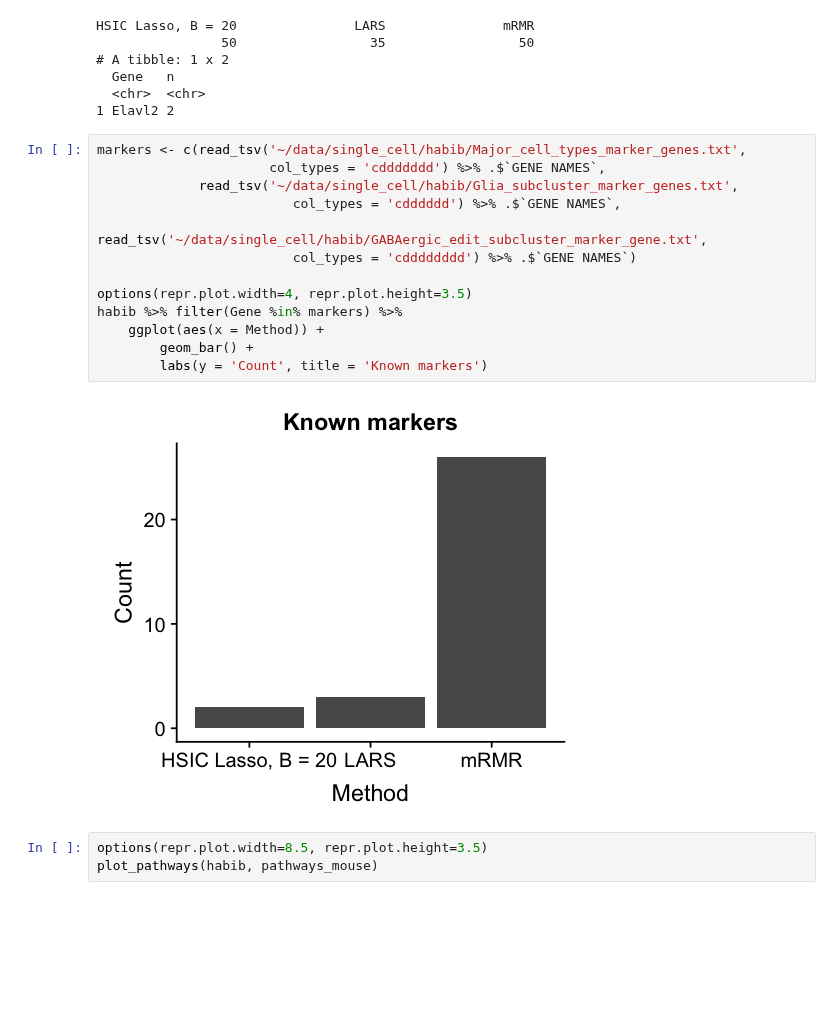
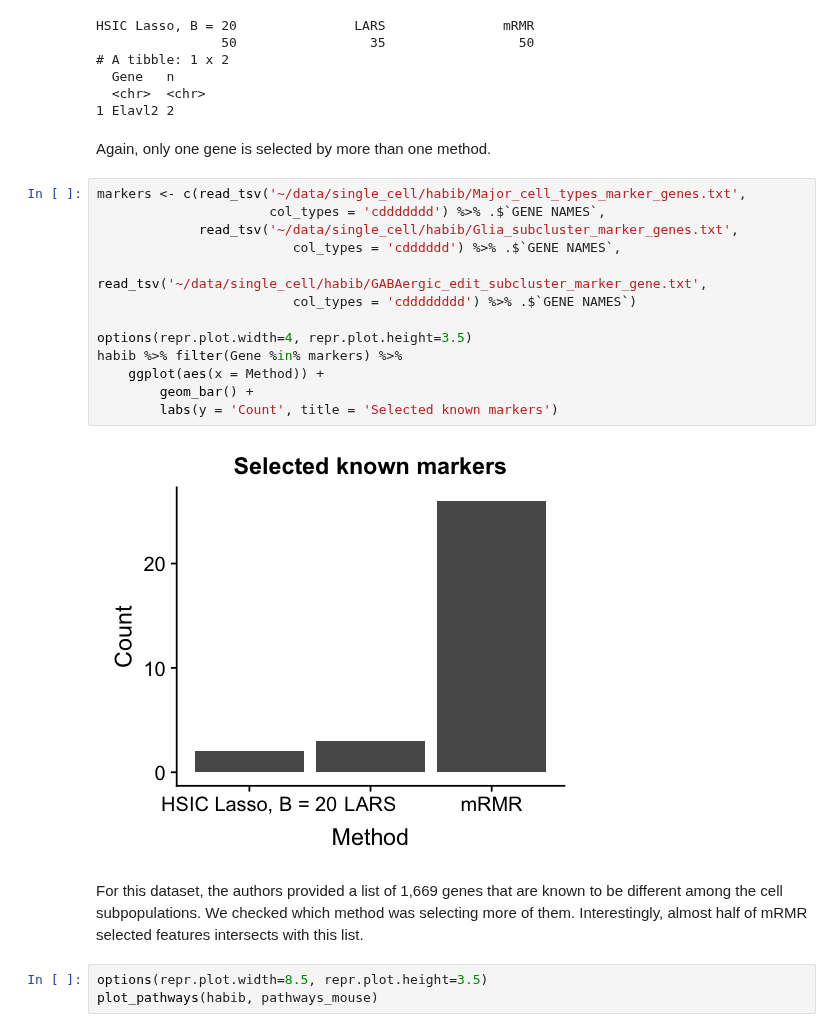
Before and after one commit to hclimente/nori, a Jupyter notebook: doc/single_cell.ipynb, the cells around one changed output. Drawn from its saved outputs; the diff is of its cells as text; blank space fills up the shorter version.

```diff
--- a/doc/single_cell.ipynb
+++ b/doc/single_cell.ipynb
@@ -187,21 +197,25 @@ HSIC Lasso, B = 20               LARS               mRMR
   Gene   n
   <chr>  <chr>
 1 Elavl2 2
+# %% [markdown]
+Again, only one gene is selected by more than one method.
 # %%
 markers <- c(read_tsv('~/data/single_cell/habib/Major_cell_types_marker_genes.txt',
                       col_types = 'cddddddd') %>% .$`GENE NAMES`,
              read_tsv('~/data/single_cell/habib/Glia_subcluster_marker_genes.txt',
                          col_types = 'cdddddd') %>% .$`GENE NAMES`,
              read_tsv('~/data/single_cell/habib/GABAergic_edit_subcluster_marker_gene.txt',
                          col_types = 'cdddddddd') %>% .$`GENE NAMES`)
 
 options(repr.plot.width=4, repr.plot.height=3.5)
 habib %>% filter(Gene %in% markers) %>%
     ggplot(aes(x = Method)) +
         geom_bar() +
-        labs(y = 'Count', title = 'Known markers')
+        labs(y = 'Count', title = 'Selected known markers')
 # %% [output]
-[figure, old version]
+[figure, new version]
+# %% [markdown]
+For this dataset, the authors provided a list of 1,669 genes that are known to be different among the cell subpopulations. We checked which method was selecting more of them. Interestingly, almost half of mRMR selected features intersects with this list.
 # %%
 options(repr.plot.width=8.5, repr.plot.height=3.5)
 plot_pathways(habib, pathways_mouse)
```
Also changed, not shown: parts of 8 cells of this notebook, 2 other files.
